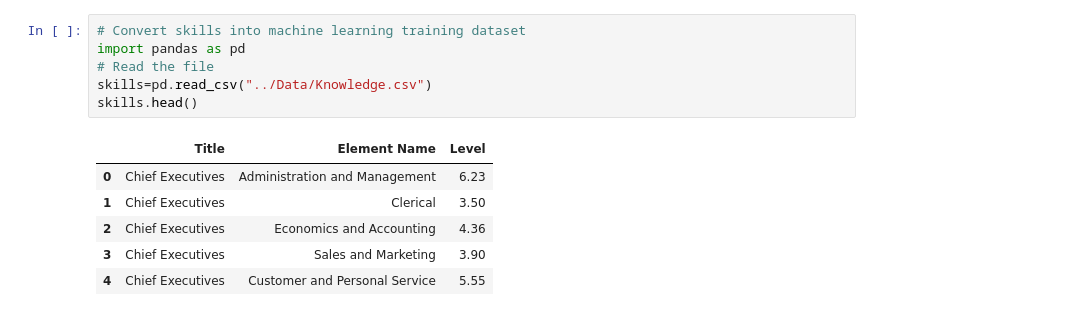
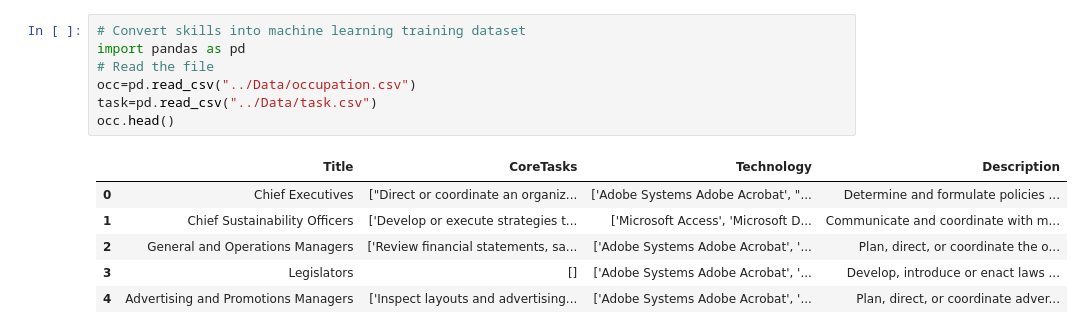
Before and after one commit to anukhandelwal/jobfit, a Jupyter notebook: Source/Skill Convert.ipynb, the cells around one changed output. Drawn from its saved outputs; the diff is of its cells as text.

Commit message:
Modified for adding occupations

```diff
--- a/Source/Skill Convert.ipynb
+++ b/Source/Skill Convert.ipynb
@@ -1,15 +1,16 @@
 # %%
 # Convert skills into machine learning training dataset
 import pandas as pd
 # Read the file
-skills=pd.read_csv("../Data/Knowledge.csv")
-skills.head()
+occ=pd.read_csv("../Data/occupation.csv")
+task=pd.read_csv("../Data/task.csv")
+occ.head()
 # %% [output]
-|  | Title | Element Name | Level |
-| 0 | Chief Executives | Administration and Management | 6.23 |
-| 1 | Chief Executives | Clerical | 3.50 |
-| 2 | Chief Executives | Economics and Accounting | 4.36 |
-| 3 | Chief Executives | Sales and Marketing | 3.90 |
-| 4 | Chief Executives | Customer and Personal Service | 5.55 |
+|  | Title | CoreTasks | Technology | Description |
+| 0 | Chief Executives | ["Direct or coordinate an organiz... | ['Adobe Systems Adobe Acrobat', "... | Determine and formulate policies ... |
+| 1 | Chief Sustainability Officers | ['Develop or execute strategies t... | ['Microsoft Access', 'Microsoft D... | Communicate and coordinate with m... |
+| 2 | General and Operations Managers | ['Review financial statements, sa... | ['Adobe Systems Adobe Acrobat', '... | Plan, direct, or coordinate the o... |
+| 3 | Legislators | [] | ['Adobe Systems Adobe Acrobat', '... | Develop, introduce or enact laws ... |
+| 4 | Advertising and Promotions Managers | ['Inspect layouts and advertising... | ['Adobe Systems Adobe Acrobat', '... | Plan, direct, or coordinate adver... |
 # %%
 # Get the unique Skills to convert into column names and append Title
```
Also changed, not shown: parts of 8 cells of this notebook.
